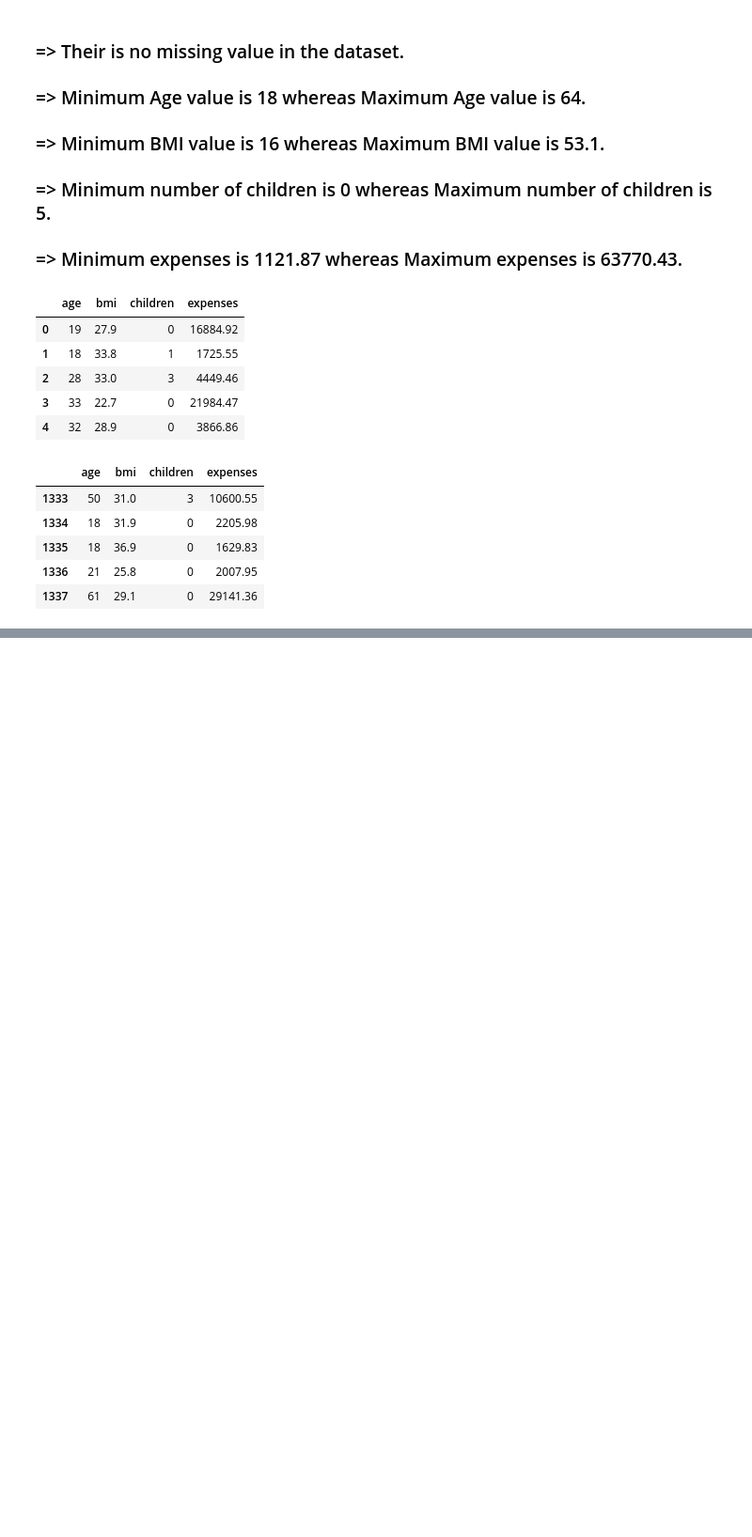
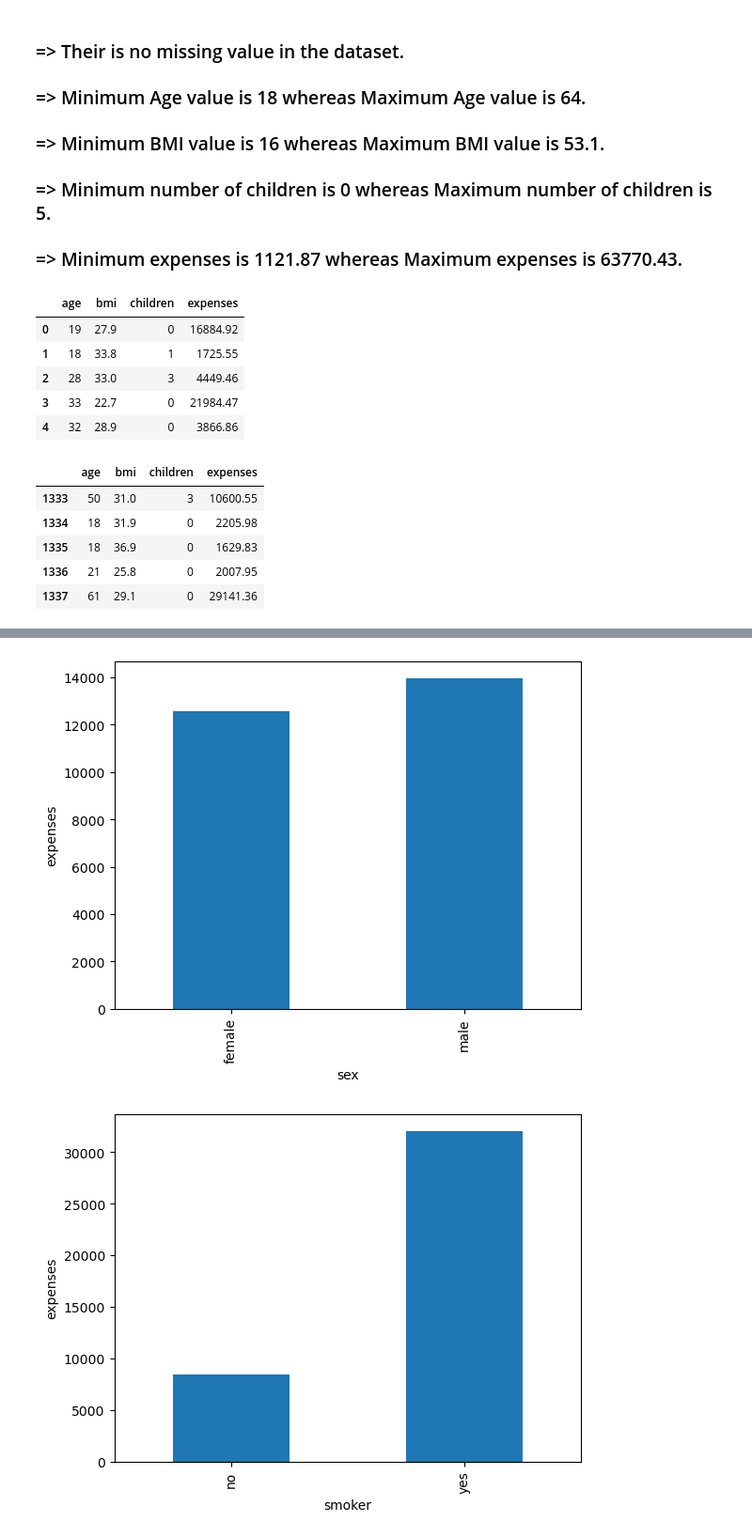
Before and after one commit to RishavMishraRM/Insurance_Premium_Prediction, a Jupyter notebook: notebooks/EDA.ipynb, the cells around one changed output, grey strips where cells are left out. Shown at 94% size. Saved outputs shown, nothing was run; the diff lists cells and outputs as text; code cells hidden in the pictures; blank space fills up the shorter version.

```diff
--- a/notebooks/EDA.ipynb
+++ b/notebooks/EDA.ipynb
@@ -121,0 +137,2 @@ dataset[numerical_feature].tail()
+# %%
+categorical_feature = [i for i in dataset.columns if dataset[i].dtype == "O"]
@@ -121,0 +157,10 @@ dataset[numerical_feature].tail()
+# %%
+data = dataset.copy()
+for i in categorical_feature:
+    data.groupby(i)['expenses'].mean().plot.bar()
+    plt.xlabel(i)
+    plt.ylabel('expenses')
+    plt.show()
+# %% [output]
+[figure, added]
+[figure, added]
```
Also changed, not shown: parts of 7 cells of this notebook.
